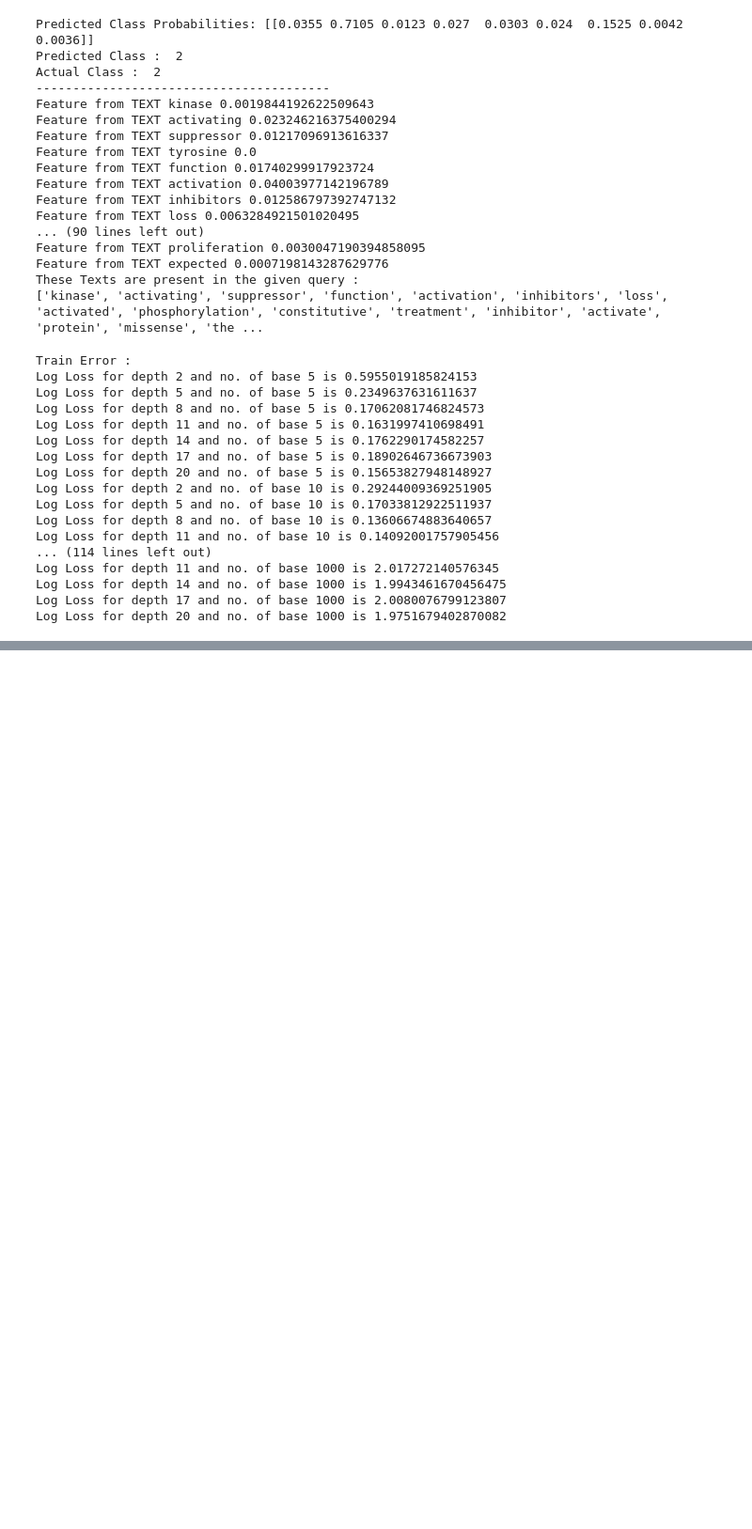
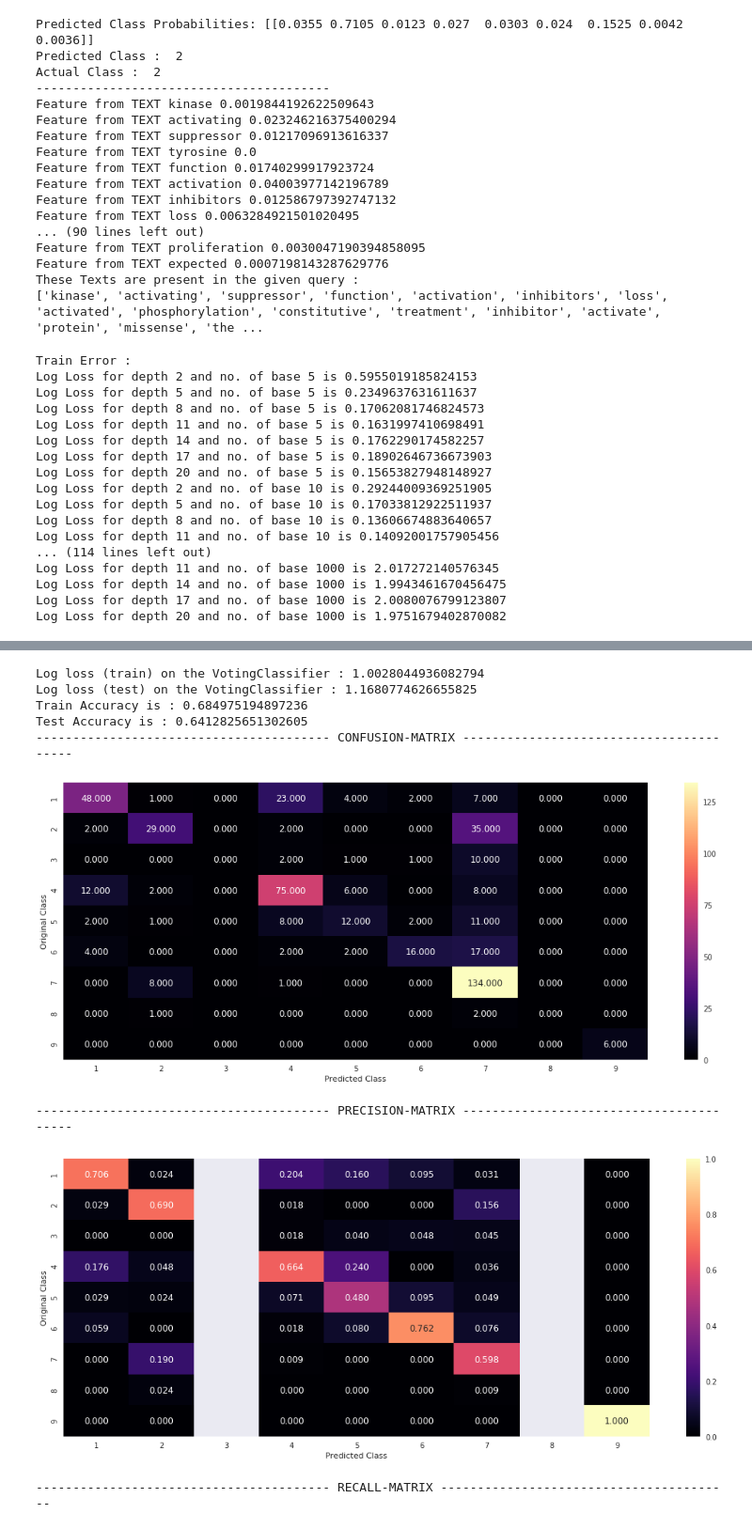
Before and after one commit to sradheya99/Cancer-Diagnosis, a Jupyter notebook: Cancer Diagnosis/CancerDiagnosis.ipynb, the cells around one changed output, grey strips where cells are left out. Shown at 94% size. Saved outputs shown, nothing was run; the diff lists cells and outputs as text; code cells hidden in the pictures; blank space fills up the shorter version.

```diff
--- a/Cancer Diagnosis/CancerDiagnosis.ipynb
+++ b/Cancer Diagnosis/CancerDiagnosis.ipynb
@@ -1623,0 +1729,51 @@ KeyboardInterrupt:
+# %%
+from sklearn.ensemble import VotingClassifier
+
+def max_vote_classifier(encode_type, best_alpha = None, vectorizer = None, ngram = None):
+
+    if encode_type == 'OneHotEncode':
+        trn_data, tst_data = feature_stack(train_x, train_y, test_x, test_y, encode_type, vectorizer, ngram)
+    else:
+        trn_data, tst_data = feature_stack(train_x, train_y, test_x, test_y, encode_type)
+
+    clf1 = SGDClassifier(alpha = 0.001, penalty = 'l2', loss = 'log', class_weight = 'balanced', n_jobs = -1)
+    clf1.fit(trn_data, train_y)
+    sig_clf1 = CalibratedClassifierCV(clf1, method = "sigmoid")
+
+    clf2 = SGDClassifier(alpha = 10, penalty='l2', loss='hinge', class_weight='balanced', n_jobs = -1)
+    clf2.fit(trn_data, train_y)
+    sig_clf2 = CalibratedClassifierCV(clf2, method="sigmoid")
+
+
+    clf3 = MultinomialNB(alpha = 100, fit_prior = False)
+    clf3.fit(trn_data, train_y)
+    sig_clf3 = CalibratedClassifierCV(clf3, method="sigmoid")
+
+    #clf4 = RandomForestClassifier(n_estimators = 1000, max_depth = 7)
+    #clf4.fit(trn_data, train_y)
+    #sig_clf4 = CalibratedClassifierCV(clf3, method="sigmoid")
+
+    vclf = VotingClassifier(estimators=[('lr', sig_clf1), ('svc', sig_clf2), ('nb', sig_clf3)], voting = 'soft')
+    vclf.fit(trn_data, train_y)
+
+    print("Log loss (train) on the VotingClassifier :", log_loss(train_y, vclf.predict_proba(trn_data)))
+    print("Log loss (test) on the VotingClassifier :", log_loss(test_y, vclf.predict_proba(tst_data)))
+
+    trn_err = vclf.score(trn_data, train_y)
+    tst_err = vclf.score(tst_data, test_y)
+    print('Train Accuracy is :', trn_err)
+    print('Test Accuracy is :', tst_err)
+
+    err_metrics(test_y, vclf.predict(tst_data))
+# %%
+max_vote_classifier('OneHotEncode', vectorizer = 'TFIDF', ngram = 'Unigram')
+# %% [output]
+Log loss (train) on the VotingClassifier : 1.0028044936082794
+Log loss (test) on the VotingClassifier : 1.1680774626655825
+Train Accuracy is : 0.684975194897236
+Test Accuracy is : 0.6412825651302605
+---------------------------------------- CONFUSION-MATRIX ----------------------------------------
+[figure, added]
+---------------------------------------- PRECISION-MATRIX ----------------------------------------
+[figure, added]
+---------------------------------------- RECALL-MATRIX ----------------------------------------
```
Also changed, not shown: parts of 16 cells of this notebook.
